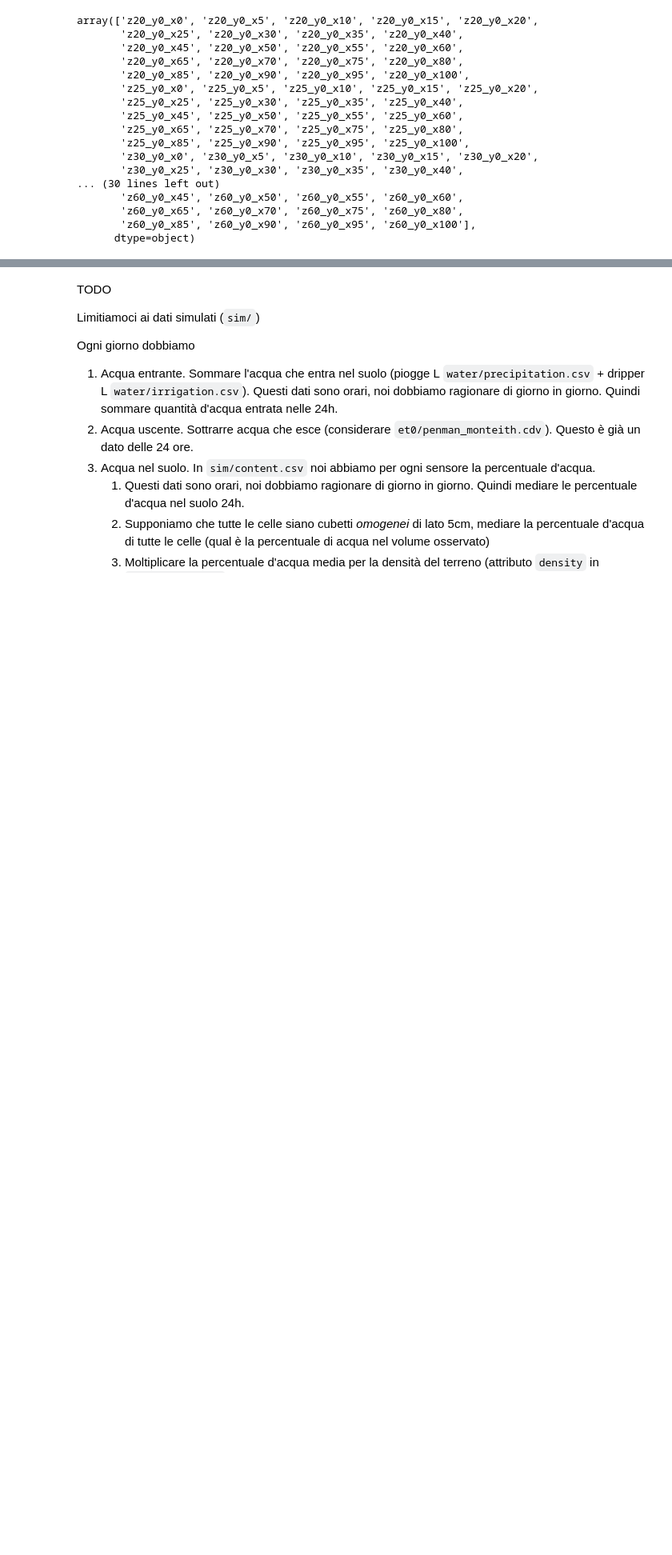
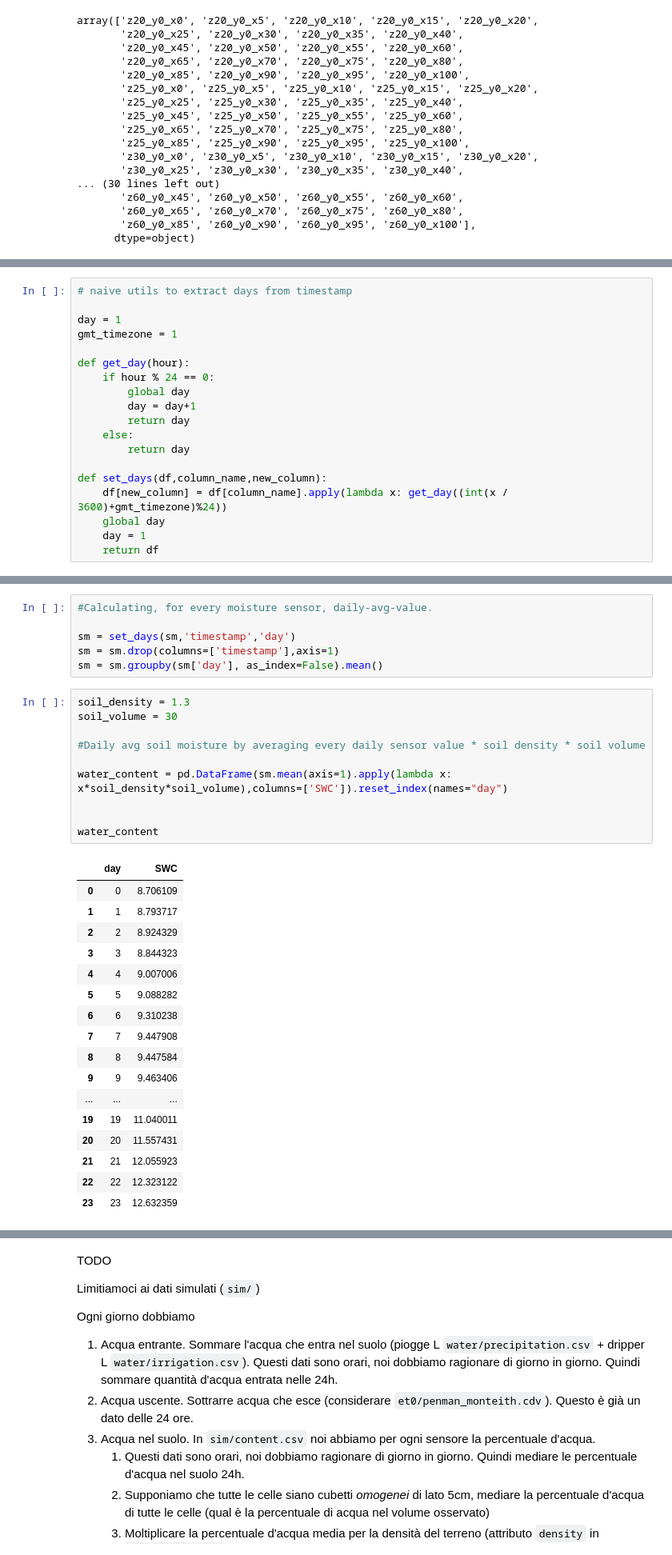
Before and after one commit to josephgiovanelli/et0_calculation, a Jupyter notebook: notebook.ipynb, the cells around one changed output, grey strips where cells are left out. Shown at 80% size. Cells and saved outputs as stored; diff of their text form; blank space fills up the shorter version.

```diff
--- a/notebook.ipynb
+++ b/notebook.ipynb
@@ -80,0 +87,19 @@ array(['z20_y0_x0', 'z20_y0_x5', 'z20_y0_x10', 'z20_y0_x15', 'z20_y0_x20',
+# %%
+# naive utils to extract days from timestamp
+
+day = 1
+gmt_timezone = 1
+
+def get_day(hour):
+    if hour % 24 == 0:
+        global day
+        day = day+1
+        return day
+    else:
+        return day
+
+def set_days(df,column_name,new_column):
+    df[new_column] = df[column_name].apply(lambda x: get_day((int(x / 3600)+gmt_timezone)%24))
+    global day
+    day = 1
+    return df
@@ -80,0 +139,34 @@ array(['z20_y0_x0', 'z20_y0_x5', 'z20_y0_x10', 'z20_y0_x15', 'z20_y0_x20',
+# %%
+#Calculating, for every moisture sensor, daily-avg-value.
+
+sm = set_days(sm,'timestamp','day')
+sm = sm.drop(columns=['timestamp'],axis=1)
+sm = sm.groupby(sm['day'], as_index=False).mean()
+# %%
+soil_density = 1.3
+soil_volume = 30
+
+#Daily avg soil moisture by averaging every daily sensor value * soil density * soil volume
+
+water_content = pd.DataFrame(sm.mean(axis=1).apply(lambda x: x*soil_density*soil_volume),columns=['SWC']).reset_index(names="day")
+
+
+water_content
+# %% [output]
+|  | day | SWC |
+| 0 | 0 | 8.706109 |
+| 1 | 1 | 8.793717 |
+| 2 | 2 | 8.924329 |
+| 3 | 3 | 8.844323 |
+| 4 | 4 | 9.007006 |
+| 5 | 5 | 9.088282 |
+| 6 | 6 | 9.310238 |
+| 7 | 7 | 9.447908 |
+| 8 | 8 | 9.447584 |
+| 9 | 9 | 9.463406 |
+| ... | ... | ... |
+| 19 | 19 | 11.040011 |
+| 20 | 20 | 11.557431 |
+| 21 | 21 | 12.055923 |
+| 22 | 22 | 12.323122 |
+| 23 | 23 | 12.632359 |
```
Also changed, not shown: parts of 4 cells of this notebook.
